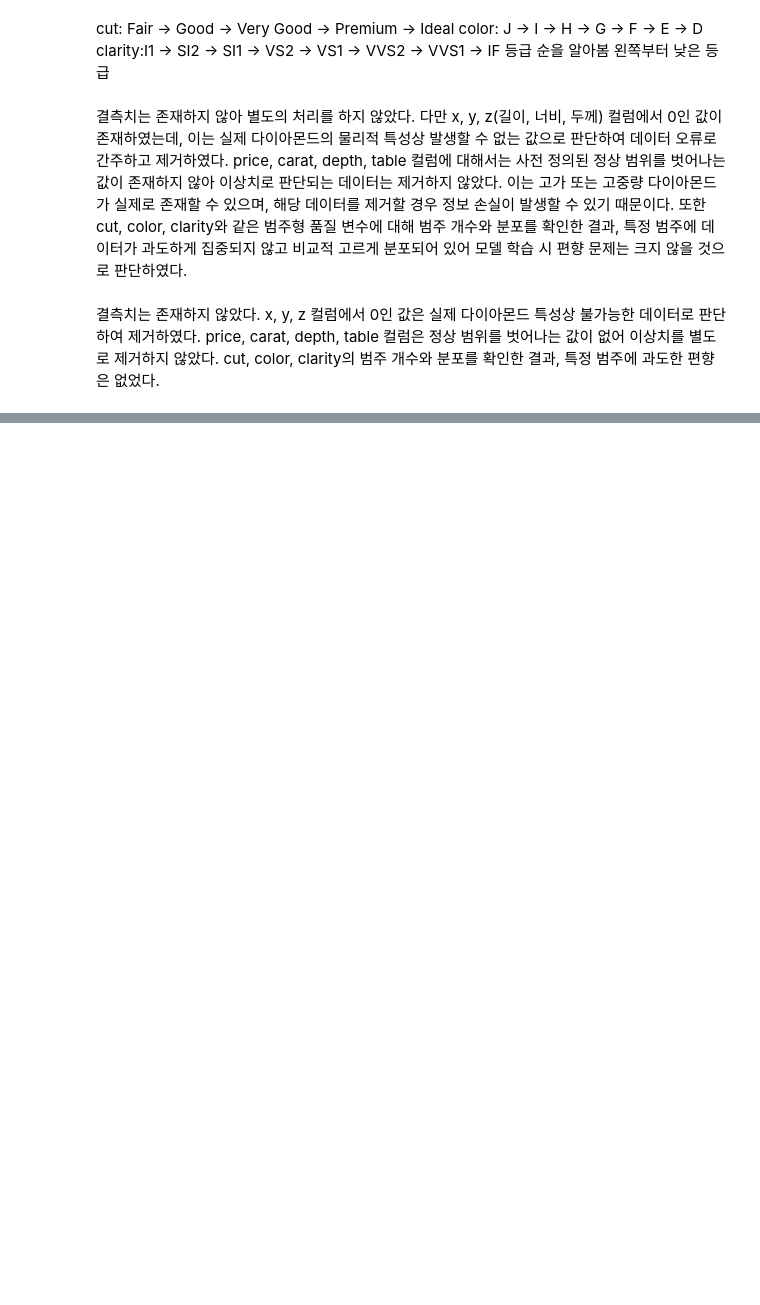
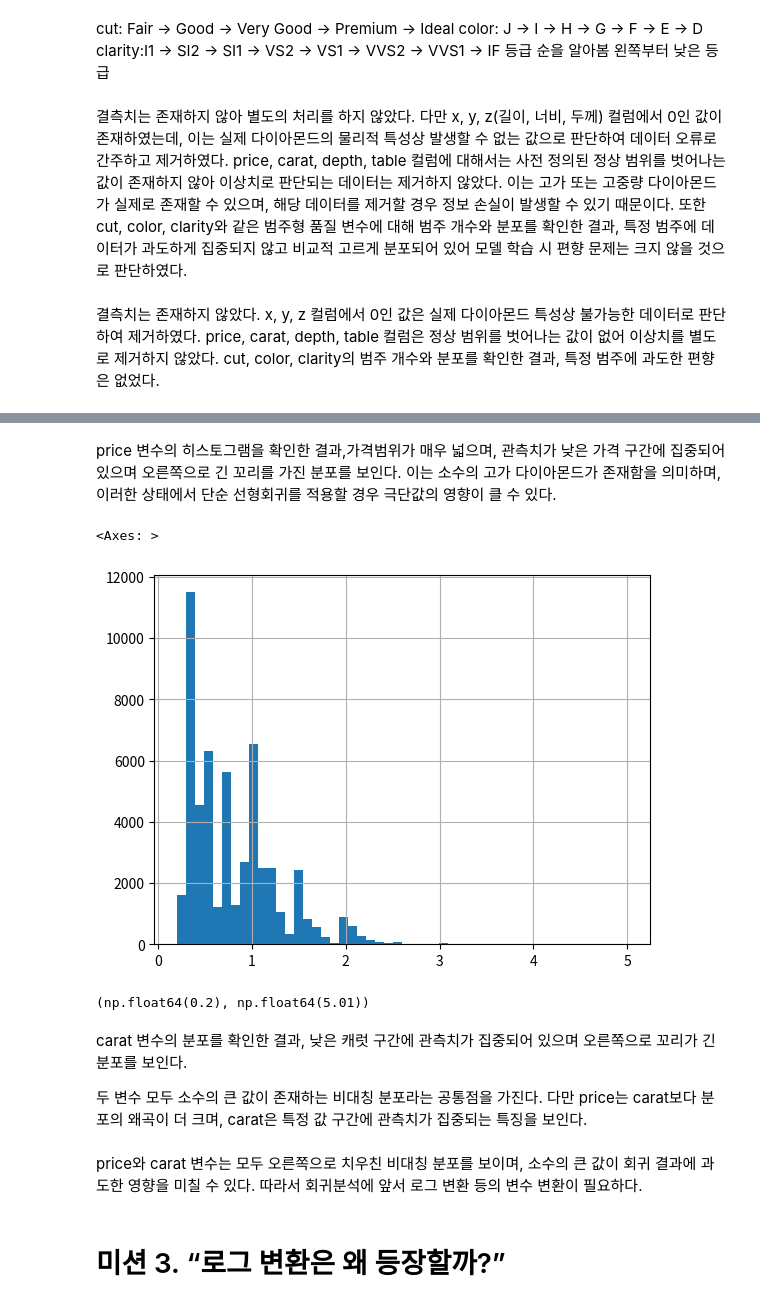
Before and after one commit to jyhong0207-netizen/python-study, a Jupyter notebook: DATA ANALYSIS BASIC/다이아몬드 과제.ipynb, the cells around one changed output, grey strips where cells are left out. Cells and saved outputs as stored; diff of their text form; code cells hidden in the pictures; blank space fills up the shorter version.

Commit message:
1월 5일 QGIS수업 후 다이아몬드2-4번문제 해결

```diff
--- a/DATA ANALYSIS BASIC/다이아몬드 과제.ipynb
+++ b/DATA ANALYSIS BASIC/다이아몬드 과제.ipynb
@@ -345,0 +418,31 @@ cut, color, clarity의 범주 개수와 분포를 확인한 결과, 특정 범
+# %% [markdown]
+price 변수의 히스토그램을 확인한 결과,가격범위가 매우 넓으며,
+관측치가 낮은 가격 구간에 집중되어 있으며
+오른쪽으로 긴 꼬리를 가진 분포를 보인다.
+이는 소수의 고가 다이아몬드가 존재함을 의미하며,
+이러한 상태에서 단순 선형회귀를 적용할 경우
+극단값의 영향이 클 수 있다.
+# %%
+df["carat"].hist(bins=50)
+# %% [output]
+<Axes: >
+[figure, added]
+# %%
+df["carat"].min(), df["carat"].max()
+# %% [output]
+(np.float64(0.2), np.float64(5.01))
+# %% [markdown]
+carat 변수의 분포를 확인한 결과,
+낮은 캐럿 구간에 관측치가 집중되어 있으며
+오른쪽으로 꼬리가 긴 분포를 보인다.
+
+두 변수 모두 소수의 큰 값이 존재하는 비대칭 분포라는
+공통점을 가진다.
+다만 price는 carat보다 분포의 왜곡이 더 크며,
+carat은 특정 값 구간에 관측치가 집중되는 특징을 보인다.
+# %% [markdown]
+price와 carat 변수는 모두 오른쪽으로 치우친 비대칭 분포를 보이며,
+소수의 큰 값이 회귀 결과에 과도한 영향을 미칠 수 있다.
+따라서 회귀분석에 앞서 로그 변환 등의 변수 변환이 필요하다.
+# %% [markdown]
+# 미션 3. “로그 변환은 왜 등장할까?”
```
Also changed, not shown: parts of 24 cells of this notebook, 1 other file.
